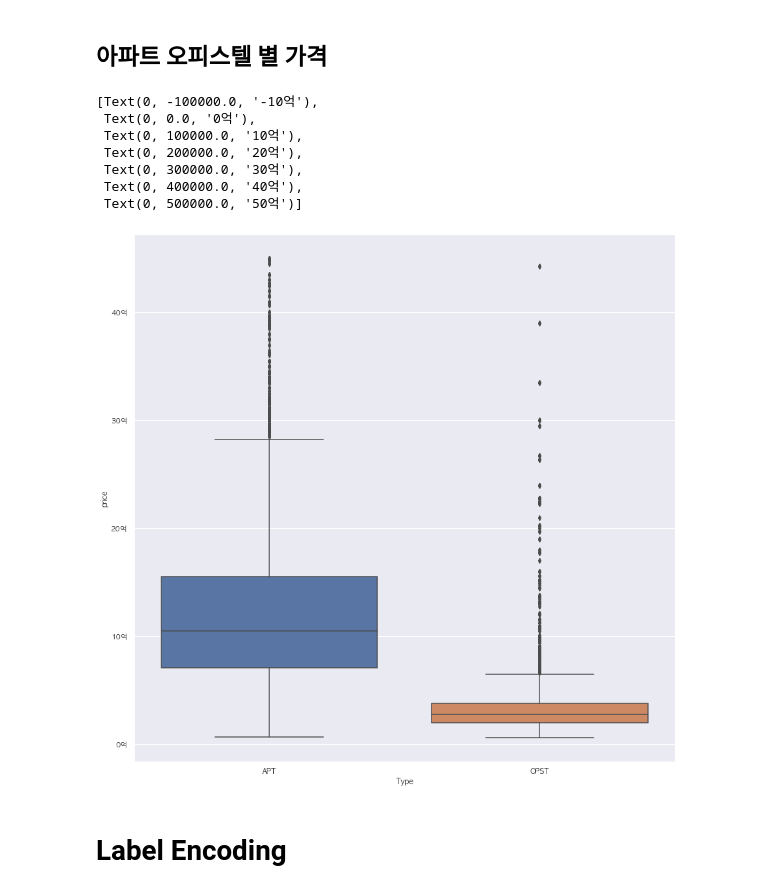
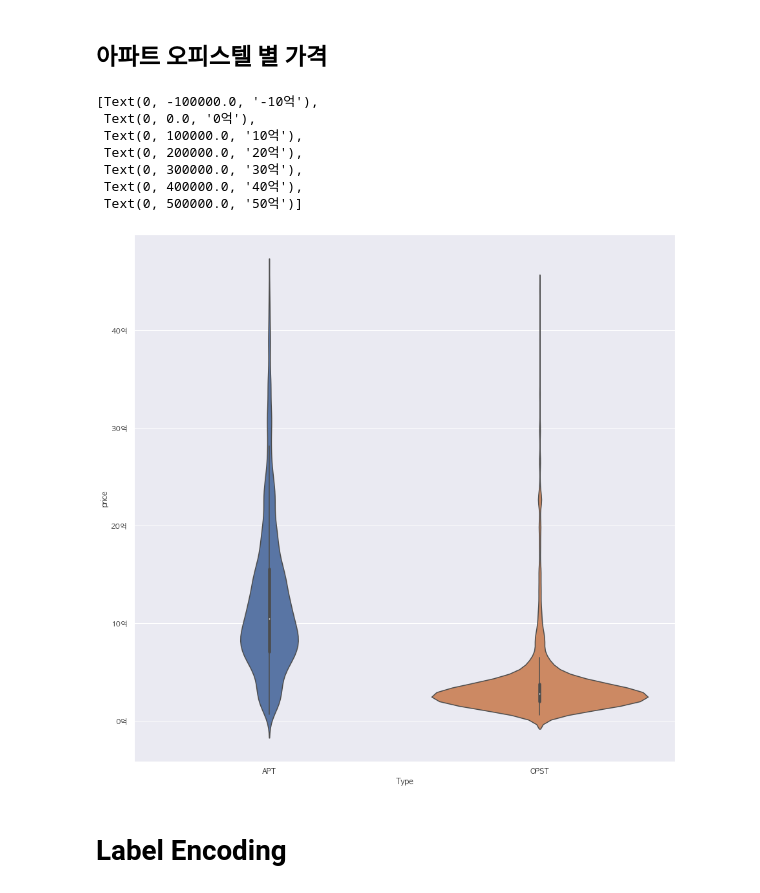
Before and after one commit to ByungJin-Lee/NaverRealEstateHavester, a Jupyter notebook: Training.ipynb, the cells around one changed output. Saved outputs shown, nothing was run; the diff lists cells and outputs as text; code cells hidden in the pictures.

```diff
--- a/Training.ipynb
+++ b/Training.ipynb
@@ -84,0 +96,16 @@ Name: price, dtype: float64
+# %%
+from sklearn.preprocessing import MinMaxScaler as Scaler
+
+def scale(df, col):
+    scaler = Scaler()
+    scaler.fit(df[[col]])
+    train_data_robustScaled = scaler.transform(df[[col]])
+    return pd.DataFrame(data=train_data_robustScaled, columns=[col]), scaler
+
+repre_df, repre_scaler = scale(train_df, 'representativeArea')
+floor_df, floor_scaler = scale(train_df, 'floorAreaRatio')
+
+train_df['representativeArea'] = repre_df
+train_df['floorAreaRatio'] = floor_df
+
+train_df
@@ -128,18 +169,18 @@ ax.set_yticklabels(ylabels)
 # %%
 sns.set(font_scale = 1)
 plt.rcParams['font.family'] = 'AppleGothic'
-ax = sns.boxplot(x='Type', y = label, data=train_df)
+ax = sns.violinplot(x='Type', y = label, data=train_df)
 ylabels = ['{:.0f}'.format(x) + '억' for x in ax.get_yticks() / 10000]
 ax.set_yticklabels(ylabels)
 # %% [output]
 [Text(0, -100000.0, '-10억'),
  Text(0, 0.0, '0억'),
  Text(0, 100000.0, '10억'),
  Text(0, 200000.0, '20억'),
  Text(0, 300000.0, '30억'),
  Text(0, 400000.0, '40억'),
  Text(0, 500000.0, '50억')]
-[figure, old version]
+[figure, new version]
 # %% [markdown]
 # Label Encoding
 # %%
```
Also changed, not shown: parts of 22 cells of this notebook, 2 other files.
